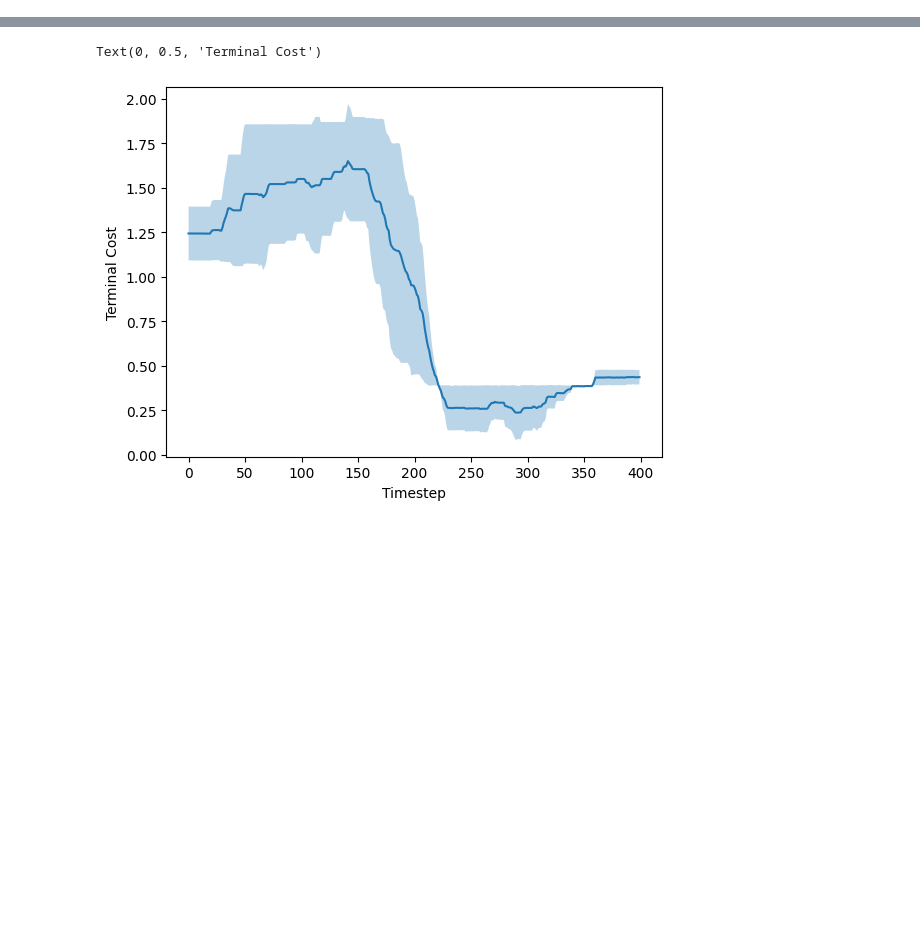
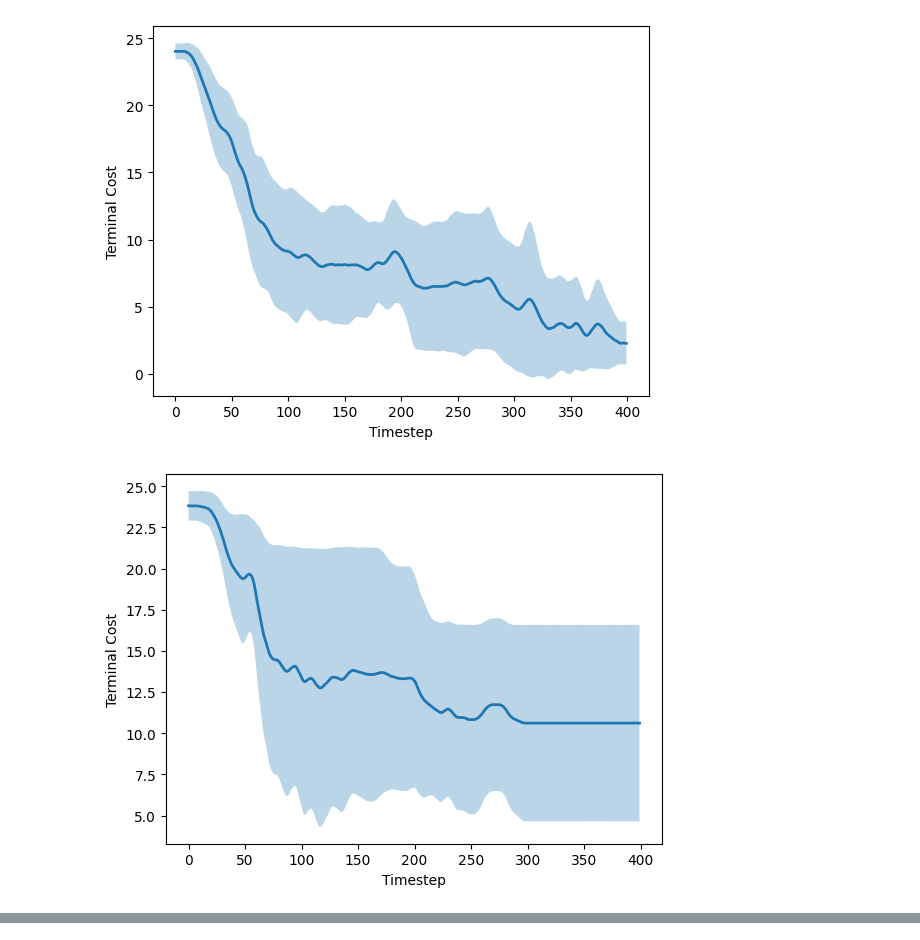
Before and after one commit to magnusdierking/mtp-thesis, a Jupyter notebook: experiments/fr3/plot_rollout-data.ipynb, the cells around one changed output, grey strips where cells are left out. Saved outputs shown, nothing was run; the diff lists cells and outputs as text; code cells hidden in the pictures; blank space fills up the shorter version.

```diff
--- a/experiments/fr3/plot_rollout-data.ipynb
+++ b/experiments/fr3/plot_rollout-data.ipynb
@@ -6,14 +6,38 @@ import numpy as np
 
 from hydrax.utils.files import get_data_path
 # %%
+from scipy.ndimage import uniform_filter1d  # Or use np.convolve
+import matplotlib.pyplot as plt
+
+
+
+
 # seeds = [10, 11, 12, 13, 14]
-seeds = [20, 21]
+seeds = [20, 21, 22, 23, 24, 25]
 
-costs = np.empty((400, len(seeds)))
+for algo in ["MTP", "MPPI", "CEM"]:
+    costs = np.empty((400, len(seeds)))
+    for seed in seeds:
+        path = get_data_path() / "sim-real-free" / f"fr3_pusht_{algo}_seed{seed}.pkl"
+        with open(path, "rb") as f:
+            data = pickle.load(f)
 
-for seed in seeds:
-    path = get_data_path() / "sim-real-free" / f"fr3_pusht_MTP_seed{seed}.pkl"
-    with open(path, "rb") as f:
-        data = pickle.load(f)
+            costs[:, seeds.index(seed)] = np.array([d["terminal_error"]for d in data])[:400]
+    mean = np.mean(costs, axis=1)
+    std = np.std(costs, axis=1)
 
-        costs[:, seeds.index(seed)] = np.array([d["terminal_error"] for d in data])
+    window = 8  # Adjust for smoothness (odd number recommended)
+
+    mean_smooth = uniform_filter1d(mean, size=window)
+    std_smooth = uniform_filter1d(std, size=window)
+
+    plt.plot(mean_smooth, linewidth=2)
+    plt.fill_between(range(len(mean_smooth)),
+                    mean_smooth - std_smooth,
+                    mean_smooth + std_smooth, alpha=0.3)
+    plt.xlabel("Timestep")
+    plt.ylabel("Terminal Cost")
+    plt.show()
+# %% [output]
+[figure, added]
+[figure, added]
@@ -20,13 +44,0 @@ for seed in seeds:
-# %%
-mean = np.mean(costs, axis=1)
-std = np.std(costs, axis=1)
-
-# plot cost over time
-import matplotlib.pyplot as plt
-plt.plot(mean)
-plt.fill_between(range(len(mean)), mean - std, mean + std, alpha=0.3)
-plt.xlabel("Timestep")
-plt.ylabel("Terminal Cost")
-# %% [output]
-Text(0, 0.5, 'Terminal Cost')
-[figure, removed]
```
Also changed, not shown: parts of 1 cell of this notebook, 6 other files.
